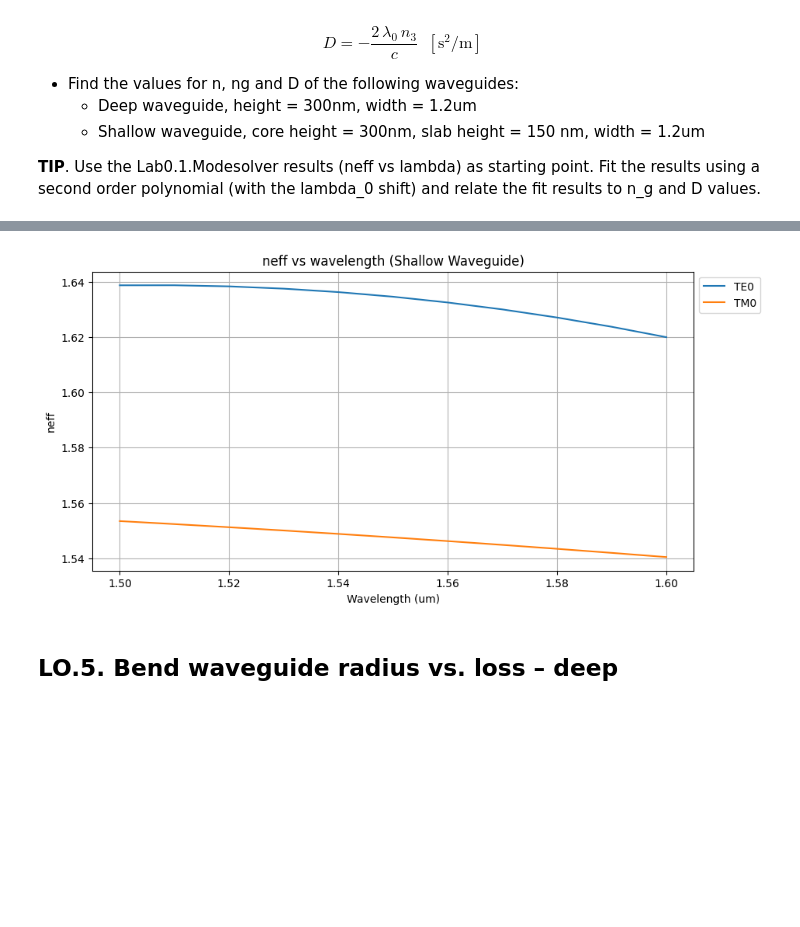
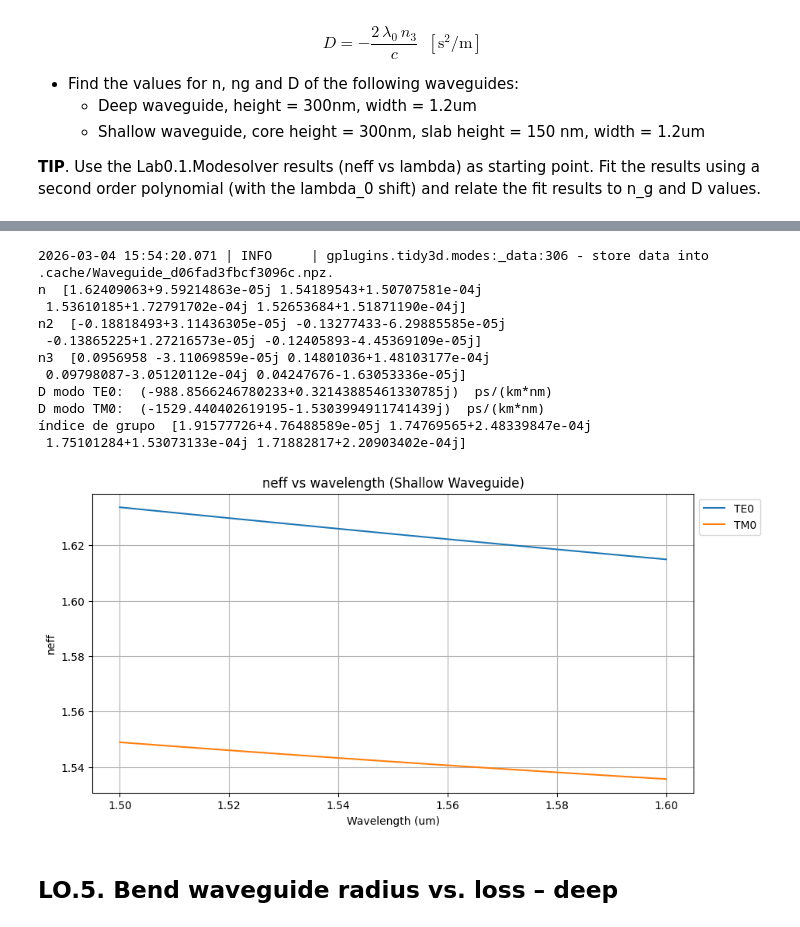
Before and after one commit to agonlop1/cifoin-lab1, a Jupyter notebook: WAVEGUIDES_Student.ipynb, the cells around one changed output, grey strips where cells are left out. Saved outputs shown, nothing was run; the diff lists cells and outputs as text; code cells hidden in the pictures; blank space fills up the shorter version.

```diff
--- a/WAVEGUIDES_Student.ipynb
+++ b/WAVEGUIDES_Student.ipynb
@@ -491,9 +461,8 @@ D modo TM0:  (-5078.498111809485+1.632856271212425j)  ps/(km*nm)
 [figure]
 # %%
+# SHALLOW
 
-#SHALLOW
-wavelength = 1.55
-slab_thickness = 150
+wavelength = np.array([1.5,1.55,1.6])
 
 shallow_waveguide = gt.modes.Waveguide(
     wavelength=wavelength,
@@ -501,58 +470,30 @@ shallow_waveguide = gt.modes.Waveguide(
     core_material='sin',
     clad_material='sio2',
     core_thickness=300 * nm,
-    slab_thickness= slab_thickness * nm,
+    slab_thickness=150 * nm,
     num_modes=4,
     cache_path='.cache/',
     precision='double',
-    max_grid_scaling=1.5,
-    grid_resolution=40,
+    max_grid_scaling=1.2,
+    grid_resolution=20,
 )
 
-neff155 = shallow_waveguide.n_eff
+wavelength0=wavelength[1]
+wavelength2=wavelength[0]
+wavelength3=wavelength[2]
 
-wavelength2 = 1.5
-shallow_waveguide2 = gt.modes.Waveguide(
-    wavelength=wavelength2,
-    core_width=1.2,
-    core_material='sin',
-    clad_material='sio2',
-    core_thickness=300 * nm,
-    slab_thickness=slab_thickness * nm,
-    num_modes=4,
-    cache_path='.cache/',
-    precision='double',
-    max_grid_scaling=1.5,
-    grid_resolution=40,
-)
-
-neff154 = shallow_waveguide2.n_eff
-
-wavelength3 = 1.6
-shallow_waveguide3 = gt.modes.Waveguide(
-    wavelength=wavelength3,
-    core_width=1.2,
-    core_material='sin',
-    clad_material='sio2',
-    core_thickness=300 * nm,
-    slab_thickness=slab_thickness * nm,
-    num_modes=4,
-    cache_path='.cache/',
-    precision='double',
-    max_grid_scaling=1.5,
-    grid_resolution=40,
-)
-
-neff156 = shallow_waveguide3.n_eff
+neff154=shallow_waveguide.n_eff[0]
+neff155 = shallow_waveguide.n_eff[1]
+neff156 = shallow_waveguide.n_eff[2]
 
 n2=(neff156-neff154)/(wavelength3-wavelength2)
-n3=(1/2)*(neff156-2*neff155+neff154)/((wavelength3-wavelength)*(wavelength3-wavelength))
+n3=(1/2)*(neff156-2*neff155+neff154)/((wavelength3-wavelength0)*(wavelength3-wavelength0))
 
 print("n ",neff155)
 print("n2 ",n2)
 print("n3 ",n3)
 
-D = - ((2* wavelength * n3)/ (3*10e14))*10e18 #ps/km*nm
+D = - ((2* wavelength0 * n3)/ (3*10e14))*10e18 #ps/km*nm
 print("D modo TE0: ", D[0]," ps/(km*nm)")
 print("D modo TM0: ", D[1]," ps/(km*nm)")
 
@@ -573,9 +514,9 @@ neff_TM0 = []
 
 plt.figure(figsize=(10, 5))
 for w in wavelengthX:
-    neff_TE0x=n1_TE0+n2_TE0*(w-wavelength)+n3_TE0*(w-wavelength)**2
+    neff_TE0x=n1_TE0+n2_TE0*(w-wavelength0)+n3_TE0*(w-wavelength0)**2
     neff_TE0.append(neff_TE0x)
-    neff_TM0x=n1_TM0+n2_TM0*(w-wavelength)+n3_TM0*(w-wavelength)**2
+    neff_TM0x=n1_TM0+n2_TM0*(w-wavelength0)+n3_TM0*(w-wavelength0)**2
     neff_TM0.append(neff_TM0x)
 
 plt.plot(wavelengthX,neff_TE0, label="TE0")
@@ -587,6 +528,7 @@ plt.title("neff vs wavelength (Shallow Waveguide)")
 plt.legend(loc='upper left', bbox_to_anchor=(1, 1))
 
 
+
 ng_shallow = neff155-n2*1.55
 print("índice de grupo ",ng_shallow)
 # %% [output]
@@ -606,4 +547,15 @@ D modo TM0:  (2464.7144573131955-2.4839422322534515j)  ps/(km*nm)
+2026-03-04 15:54:20.071 | INFO     | gplugins.tidy3d.modes:_data:306 - store data into .cache/Waveguide_d06fad3fbcf3096c.npz.
+n  [1.62409063+9.59214863e-05j 1.54189543+1.50707581e-04j
+ 1.53610185+1.72791702e-04j 1.52653684+1.51871190e-04j]
+n2  [-0.18818493+3.11436305e-05j -0.13277433-6.29885585e-05j
+ -0.13865225+1.27216573e-05j -0.12405893-4.45369109e-05j]
+n3  [0.0956958 -3.11069859e-05j 0.14801036+1.48103177e-04j
+ 0.09798087-3.05120112e-04j 0.04247676-1.63053336e-05j]
+D modo TE0:  (-988.8566246780233+0.32143885461330785j)  ps/(km*nm)
+D modo TM0:  (-1529.440402619195-1.5303994911741439j)  ps/(km*nm)
+índice de grupo  [1.91577726+4.76488589e-05j 1.74769565+2.48339847e-04j
+ 1.75101284+1.53073133e-04j 1.71882817+2.20903402e-04j]
-[figure, old version]
+[figure, new version]
 # %% [markdown]
 ## LO.5. Bend waveguide radius vs. loss – deep
 # %% [markdown]
```
Also changed, not shown: parts of 14 cells of this notebook.
